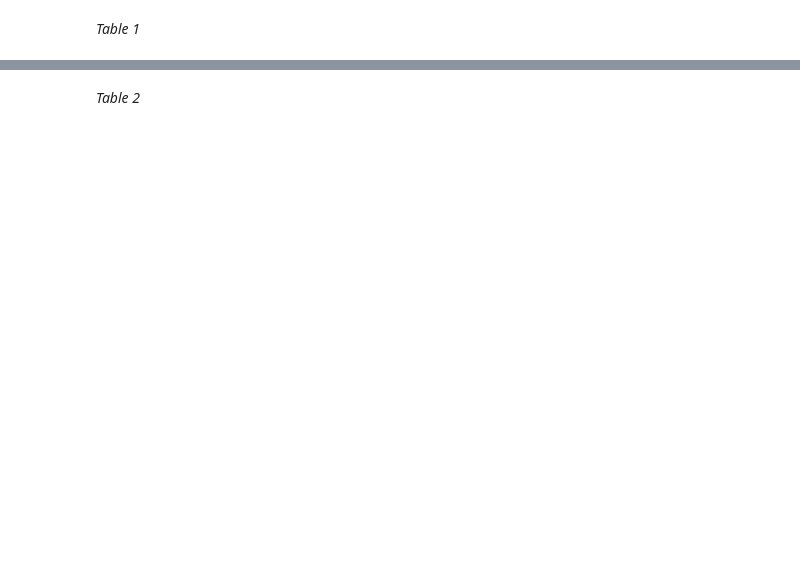
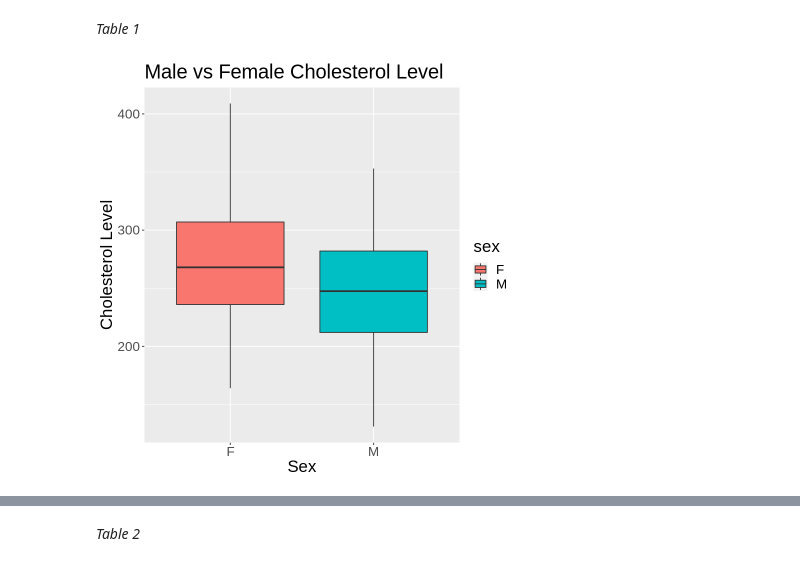
Before and after one commit to csserra3/cholesterol-heart-disease-analysis, a Jupyter notebook: project_proposal_group17.ipynb, the cells around one changed output, grey strips where cells are left out. Saved outputs shown, nothing was run; the diff lists cells and outputs as text; code cells hidden in the pictures; blank space fills up the shorter version.

```diff
--- a/project_proposal_group17.ipynb
+++ b/project_proposal_group17.ipynb
@@ -93,2 +94,15 @@ A tibble: 6 × 2
 # %% [markdown]
 *Table 1*
+# %%
+# boxplot of raw data
+box <- prelim_tidy %>%
+    ggplot() +
+        geom_boxplot(aes(x = sex, y = cholesterol_level, fill = sex)) +
+        ggtitle("Male vs Female Cholesterol Level") +
+        xlab("Sex") +
+        ylab("Cholesterol Level") +
+        theme(text = element_text(size = 20))
+
+box
+# %% [output]
+[figure, added]
```
Also changed, not shown: parts of 5 cells of this notebook.
